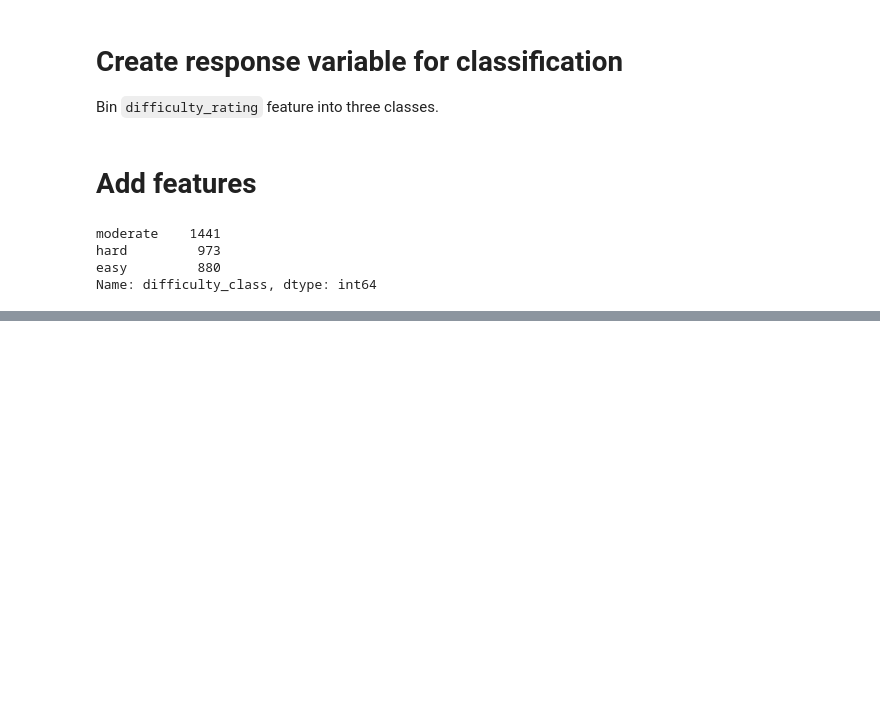
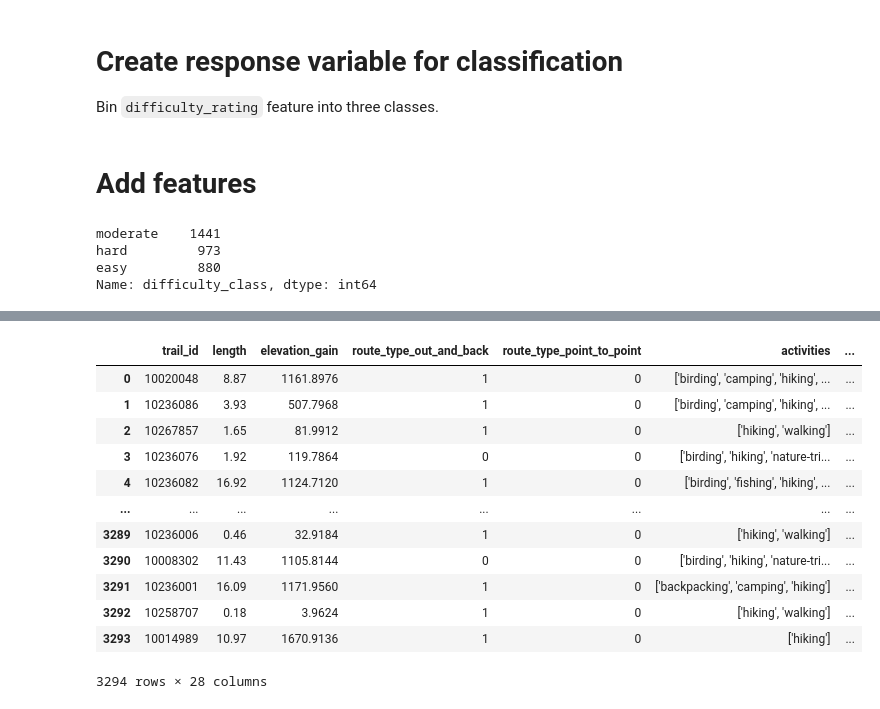
Before and after one commit to MSIA/2021-msia423-chang-christina-project, a Jupyter notebook: notebooks/develop/featurize.ipynb, the cells around one changed output, grey strips where cells are left out. Drawn from its saved outputs; the diff is of its cells as text; code cells hidden in the pictures; blank space fills up the shorter version.

```diff
--- a/notebooks/develop/featurize.ipynb
+++ b/notebooks/develop/featurize.ipynb
@@ -13,18 +14,18 @@ df.head(3)
 # Select features and one hot encode non-tag features
 # %%
 def one_hot_encode(df, trail_id, tag_features, non_tag_features, response):
-
     # Get column names of categorical and numerical variables
     df_features = df[non_tag_features]
     cat_names = df_features.select_dtypes(include='object').columns
     num_names = df_features.select_dtypes(include=np.number).columns
 
     # Encode categorical variables
-    enc_columns = pd.get_dummies(df_features[cat_names], drop_first = True)
+    enc_columns = pd.get_dummies(df_features[cat_names], drop_first=True)
     enc_columns.columns = [i.replace(' ', '_') for i in enc_columns.columns]
 
     # Concatenate encoded columns to numerical columns, and tag features
-    df_enc = pd.concat([df[trail_id], df_features[num_names], enc_columns, df[tag_features], df[response]], axis=1)
+    df_enc = pd.concat([df[trail_id], df_features[num_names], enc_columns,
+                        df[tag_features], df[response]], axis=1)
 
     return df_enc
 # %% [markdown]
@@ -105,0 +608,16 @@ df_cleaned.to_csv('../../data/models/df_featurize.csv', index=False)
+# %%
+expand_column(df_ohe, 'features', '../../data/models/features.txt')
+# %% [output]
+|  | trail_id | length | elevation_gain | route_type_out_and_back | route_type_point_to_point | activities | ... |
+| 0 | 10020048 | 8.87 | 1161.8976 | 1 | 0 | ['birding', 'camping', 'hiking', ... | ... |
+| 1 | 10236086 | 3.93 | 507.7968 | 1 | 0 | ['birding', 'camping', 'hiking', ... | ... |
+| 2 | 10267857 | 1.65 | 81.9912 | 1 | 0 | ['hiking', 'walking'] | ... |
+| 3 | 10236076 | 1.92 | 119.7864 | 0 | 0 | ['birding', 'hiking', 'nature-tri... | ... |
+| 4 | 10236082 | 16.92 | 1124.7120 | 1 | 0 | ['birding', 'fishing', 'hiking', ... | ... |
+| ... | ... | ... | ... | ... | ... | ... | ... |
+| 3289 | 10236006 | 0.46 | 32.9184 | 1 | 0 | ['hiking', 'walking'] | ... |
+| 3290 | 10008302 | 11.43 | 1105.8144 | 0 | 0 | ['birding', 'hiking', 'nature-tri... | ... |
+| 3291 | 10236001 | 16.09 | 1171.9560 | 1 | 0 | ['backpacking', 'camping', 'hiking'] | ... |
+| 3292 | 10258707 | 0.18 | 3.9624 | 1 | 0 | ['hiking', 'walking'] | ... |
+| 3293 | 10014989 | 10.97 | 1670.9136 | 1 | 0 | ['hiking'] | ... |
+3294 rows × 28 columns
```
Also changed, not shown: parts of 61 cells of this notebook, 2 other files.
